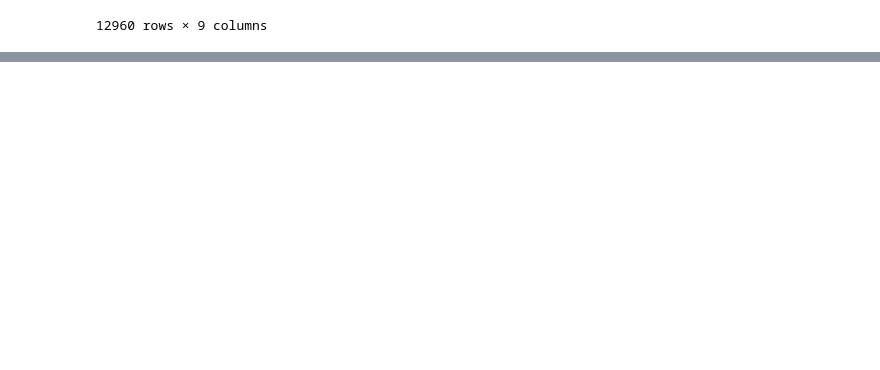
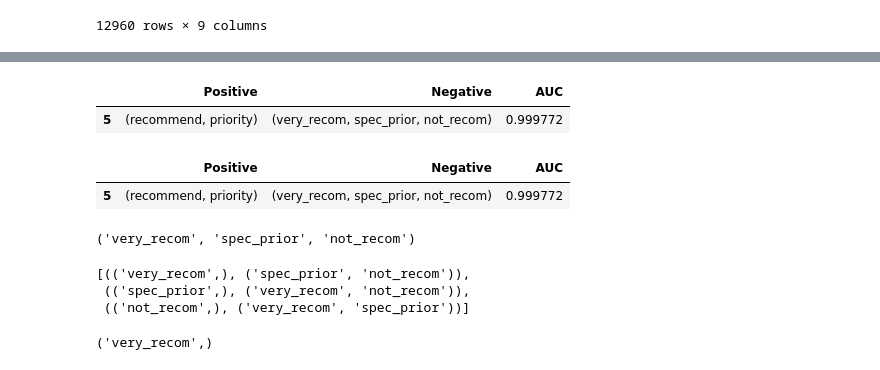
Before and after one commit to JPOrtegaa/score-drift-quantification, a Jupyter notebook: difficulty_labeling.ipynb, the cells around one changed output, grey strips where cells are left out. Cells and saved outputs as stored; diff of their text form; code cells hidden in the pictures; blank space fills up the shorter version.

Commit message:
feature: creating the logic to label easy and hard negative labels

```diff
--- a/difficulty_labeling.ipynb
+++ b/difficulty_labeling.ipynb
@@ -16,22 +16,22 @@ report = {}
 for file in files:
     file_path = os.path.join(datasets_folder, file)
     if file.endswith('.csv'):
-        df = pd.read_csv(file_path)
-        if 'Class' in df.columns:
+        df_copy = pd.read_csv(file_path)
+        if 'Class' in df_copy.columns:
             class_column = 'Class'
-        elif 'class' in df.columns:
+        elif 'class' in df_copy.columns:
             class_column = 'class'
-        elif 'game' in df.columns:
+        elif 'game' in df_copy.columns:
             class_column = 'game'
-        elif 'V11' in df.columns:
+        elif 'V11' in df_copy.columns:
             class_column = 'V11'
         else:
             class_column = None
 
         if class_column:
-            report[file] = {'rows': df.shape[0], 'columns': df.shape[1], 'classes': len(df[class_column].unique())}
+            report[file] = {'rows': df_copy.shape[0], 'columns': df_copy.shape[1], 'classes': len(df_copy[class_column].unique())}
         else:
-            report[file] = {'rows': df.shape[0], 'columns': df.shape[1], 'classes': 'N/A'}
+            report[file] = {'rows': df_copy.shape[0], 'columns': df_copy.shape[1], 'classes': 'N/A'}
 
 # Remove entries with 'N/A' classes from the report
 filtered_report = {k: v for k, v in report.items() if v['classes'] != 'N/A'}
@@ -116,0 +202,12 @@ ValueError: Number of classes in y_true not equal to the number of columns in 'y
+# %%
+result_df = pd.DataFrame(columns=['Positive', 'Negative', 'AUC'])
+
+for group1, group2 in combinations_2_groups:
+    df_copy = df.copy()
+    df_copy['class'] = df_copy['class'].apply(lambda x: 'P' if x in group1 else 'N')
+
+    auc = generate_prediction(df_copy)
+
+    result = {'Positive': group1, 'Negative': group2, 'AUC': auc}
+    result_df = pd.concat([result_df, pd.DataFrame([result])], ignore_index=True)
+    print(result_df)
@@ -116,0 +233,3 @@ ValueError: Number of classes in y_true not equal to the number of columns in 'y
+# %%
+worst_combination = result_df[result_df['AUC']==result_df['AUC'].min()]
+worst_combination['Negative']
@@ -116,0 +258,26 @@ ValueError: Number of classes in y_true not equal to the number of columns in 'y
+# %%
+worst_combination
+# %% [output]
+|  | Positive | Negative | AUC |
+| 5 | (recommend, priority) | (very_recom, spec_prior, not_recom) | 0.999772 |
+# %%
+worst_combination
+# %% [output]
+|  | Positive | Negative | AUC |
+| 5 | (recommend, priority) | (very_recom, spec_prior, not_recom) | 0.999772 |
+# %%
+worst_combination['Negative'].iloc[0]
+# %% [output]
+('very_recom', 'spec_prior', 'not_recom')
+# %%
+salve = generate_combinations(worst_combination['Negative'].iloc[0], half=True)
+salve
+# %% [output]
+[(('very_recom',), ('spec_prior', 'not_recom')),
+ (('spec_prior',), ('very_recom', 'not_recom')),
+ (('not_recom',), ('very_recom', 'spec_prior'))]
+# %%
+salve_1d = [item for sublist in salve for item in sublist]
+salve_1d[0]
+# %% [output]
+('very_recom',)
```
Also changed, not shown: parts of 11 cells of this notebook.
